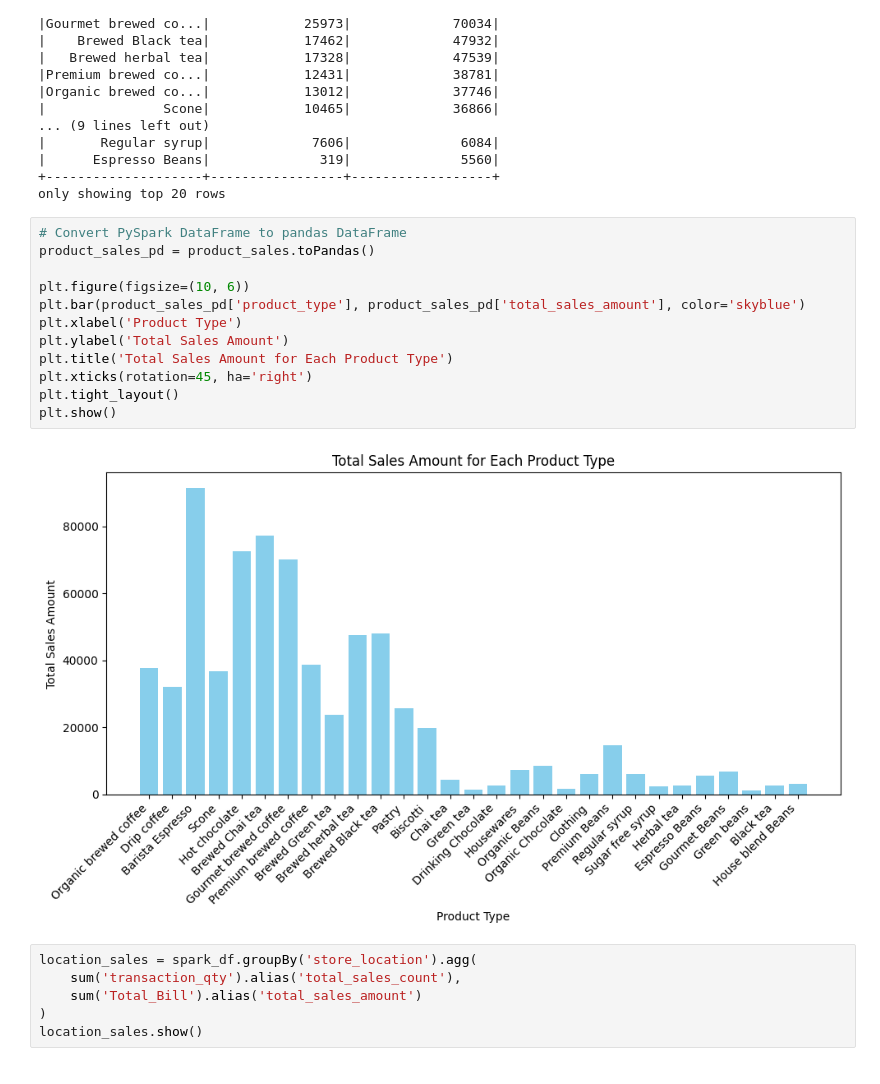
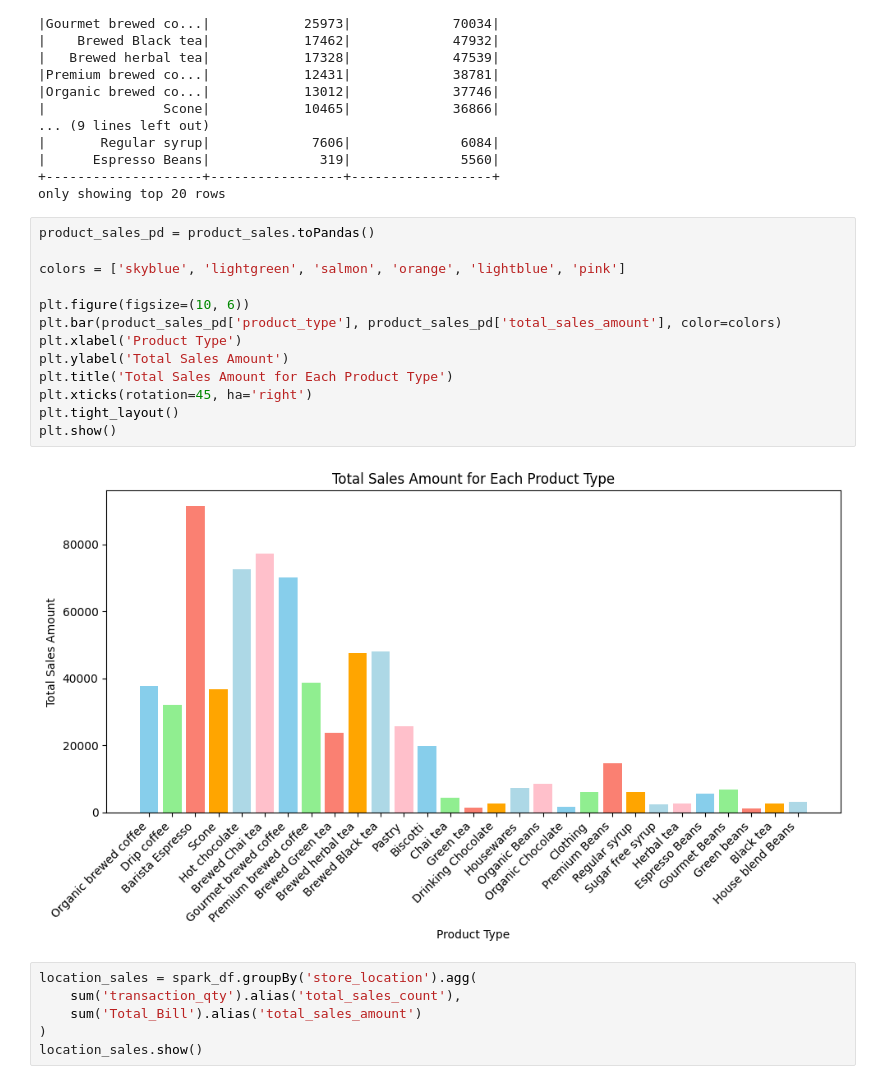
Before and after one commit to jyotiprakashuprety/Coffee_shop_sales_analysis, a Jupyter notebook: pyspark_analysis.ipynb, the cells around one changed output. Drawn from its saved outputs; the diff is of its cells as text.

```diff
--- a/pyspark_analysis.ipynb
+++ b/pyspark_analysis.ipynb
@@ -51,19 +51,20 @@ product_sales.show()
 +--------------------+-----------------+------------------+
 only showing top 20 rows
 # %%
-# Convert PySpark DataFrame to pandas DataFrame
 product_sales_pd = product_sales.toPandas()
 
+colors = ['skyblue', 'lightgreen', 'salmon', 'orange', 'lightblue', 'pink']
+
 plt.figure(figsize=(10, 6))
-plt.bar(product_sales_pd['product_type'], product_sales_pd['total_sales_amount'], color='skyblue')
+plt.bar(product_sales_pd['product_type'], product_sales_pd['total_sales_amount'], color=colors)
 plt.xlabel('Product Type')
 plt.ylabel('Total Sales Amount')
 plt.title('Total Sales Amount for Each Product Type')
 plt.xticks(rotation=45, ha='right')
 plt.tight_layout()
 plt.show()
 # %% [output]
-[figure, old version]
+[figure, new version]
 # %%
 location_sales = spark_df.groupBy('store_location').agg(
     sum('transaction_qty').alias('total_sales_count'),
```
Also changed, not shown: parts of 6 cells of this notebook.
